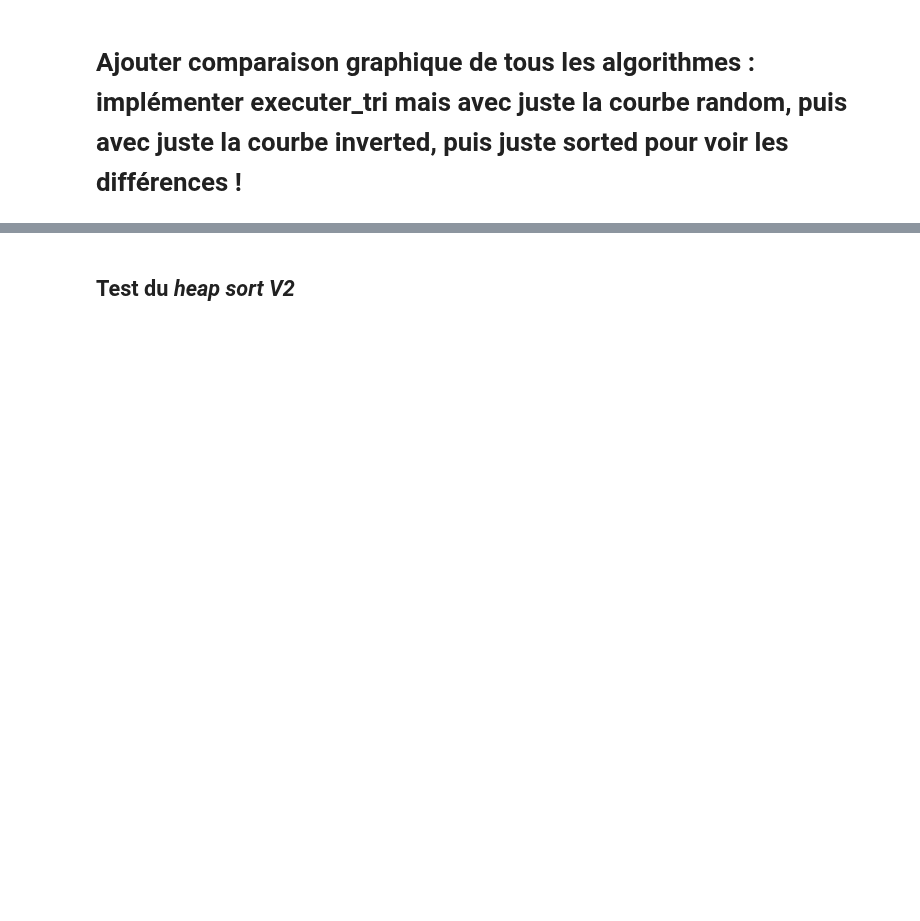
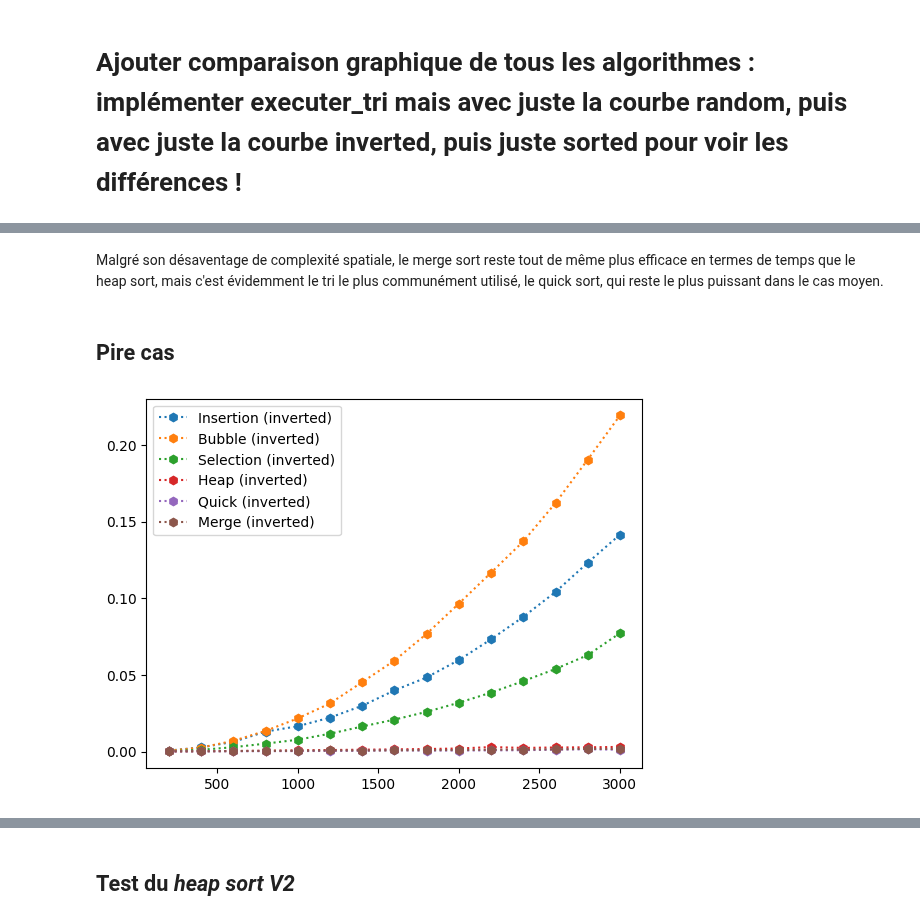
Before and after one commit to zshelali/projet-it4-complexity, a Jupyter notebook: TP - 2023 - Time Complexity sorting algorithms.ipynb, the cells around one changed output, grey strips where cells are left out. Saved outputs shown, nothing was run; the diff lists cells and outputs as text; code cells hidden in the pictures; blank space fills up the shorter version.

```diff
--- a/TP - 2023 - Time Complexity sorting algorithms.ipynb
+++ b/TP - 2023 - Time Complexity sorting algorithms.ipynb
@@ -919,0 +943,13 @@ Note : Original bubble sort n'a pas été implémenté mais il correspond au sim
+# %% [markdown]
+Malgré son désaventage de complexité spatiale, le merge sort reste tout de même plus efficace en termes de temps que le heap sort, mais c'est évidemment le tri le plus communément utilisé, le quick sort, qui reste le plus puissant dans le cas moyen.
+# %% [markdown]
+## Pire cas
+# %%
+executerTri(optimized_insertion_sort, 'h', 'Insertion', 15, 200, True, "inverted")
+executerTri(doubly_optimized_bubble_sort, 'h', 'Bubble', 15, 200, True, "inverted")
+executerTri(selection_sort, 'h', 'Selection', 15, 200, True, "inverted")
+executerTri(heap_sort, 'h', 'Heap', 15, 200, True, "inverted")
+executerTri(quick_sort_rec, 'h', 'Quick', 15, 200, False, "inverted")
+executerTri(merge_sort, 'h', 'Merge', 15, 200, False, "inverted")
+# %% [output]
+[figure, added]
```
Also changed, not shown: parts of 30 cells of this notebook.
